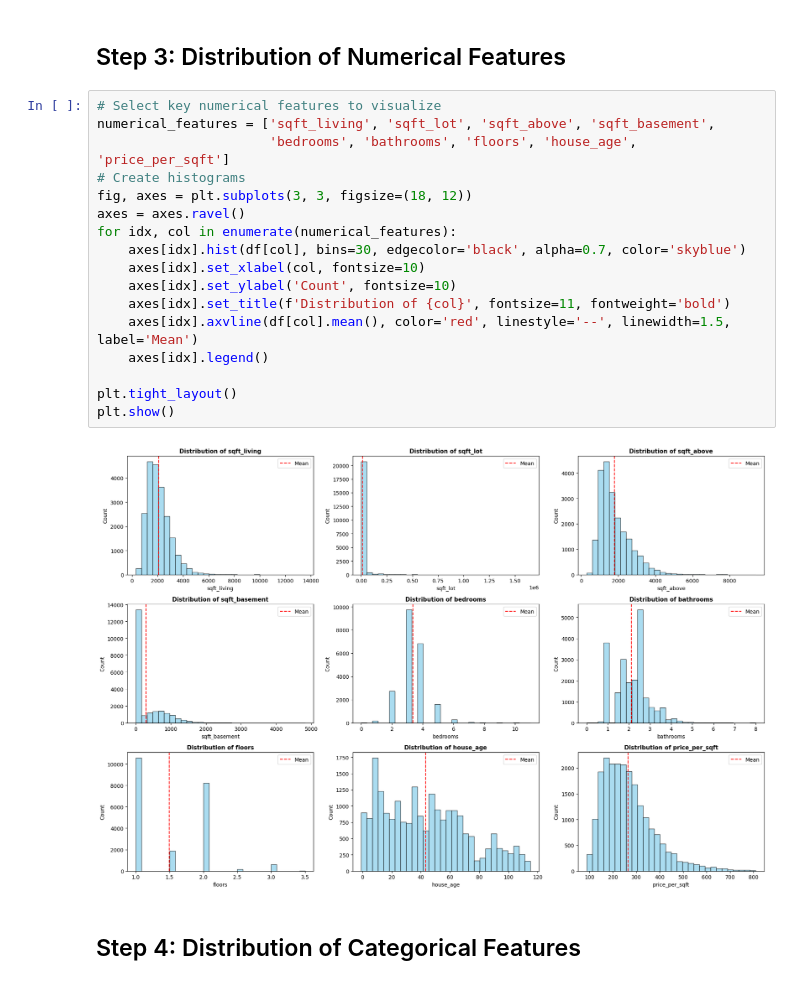
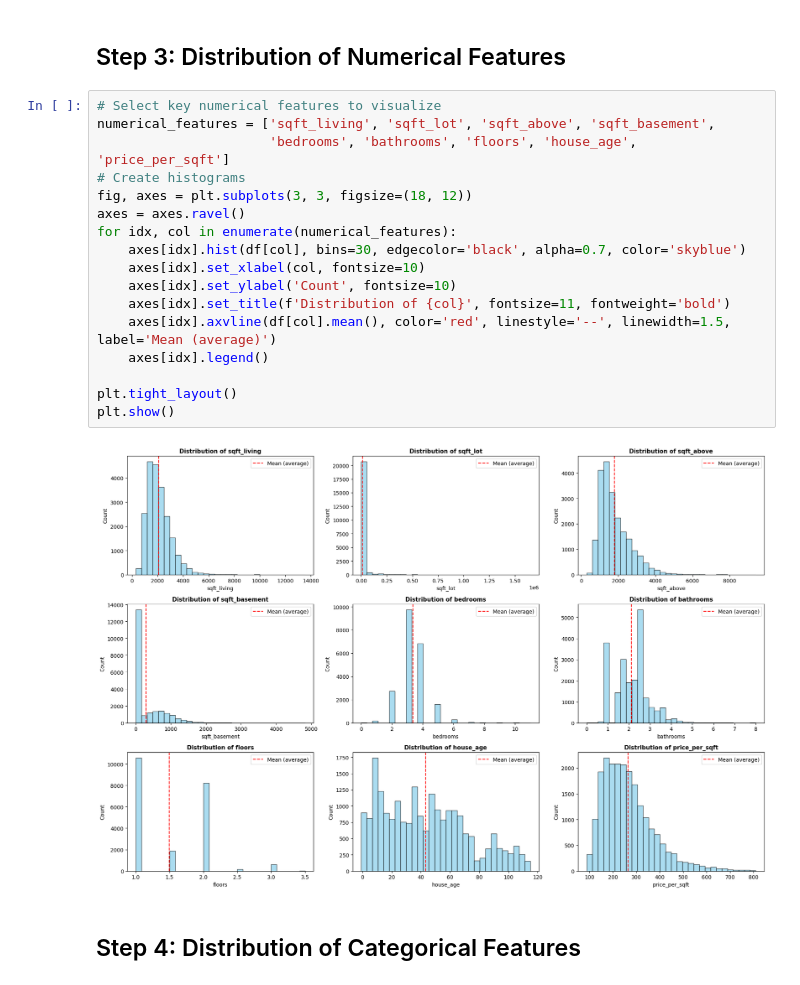
Before and after one commit to AswathSanthanakrishnan/House-Price-Prediction-Project---Final-sem-project-, a Jupyter notebook: 02_EDA.ipynb, the cells around one changed output. Saved outputs shown, nothing was run; the diff lists cells and outputs as text.

```diff
--- a/02_EDA.ipynb
+++ b/02_EDA.ipynb
@@ -111,22 +119,22 @@ Price Statistics:
 # %%
 # Select key numerical features to visualize
 numerical_features = ['sqft_living', 'sqft_lot', 'sqft_above', 'sqft_basement',
                       'bedrooms', 'bathrooms', 'floors', 'house_age', 'price_per_sqft']
 # Create histograms
 fig, axes = plt.subplots(3, 3, figsize=(18, 12))
 axes = axes.ravel()
 for idx, col in enumerate(numerical_features):
     axes[idx].hist(df[col], bins=30, edgecolor='black', alpha=0.7, color='skyblue')
     axes[idx].set_xlabel(col, fontsize=10)
     axes[idx].set_ylabel('Count', fontsize=10)
     axes[idx].set_title(f'Distribution of {col}', fontsize=11, fontweight='bold')
-    axes[idx].axvline(df[col].mean(), color='red', linestyle='--', linewidth=1.5, label='Mean')
+    axes[idx].axvline(df[col].mean(), color='red', linestyle='--', linewidth=1.5, label='Mean (average)')
     axes[idx].legend()
 
 plt.tight_layout()
 plt.show()
 # %% [output]
-[figure, old version]
+[figure, new version]
 # %% [markdown]
 ## Step 4: Distribution of Categorical Features
 # %%
```
Also changed, not shown: parts of 1 cell of this notebook.
